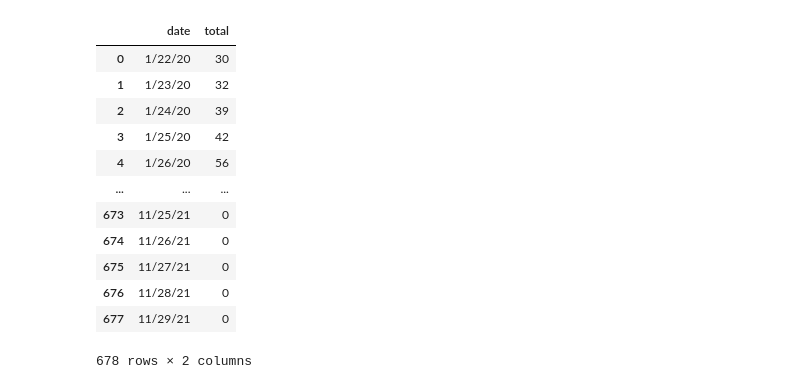
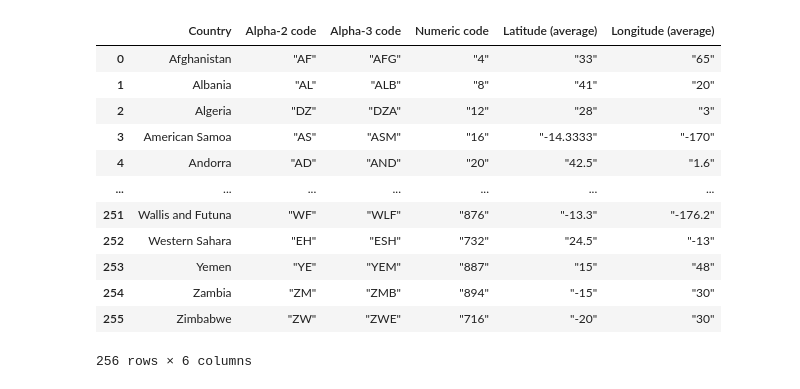
Before and after one commit to YumYumYumi/corona-dashboard, a Jupyter notebook: Learning Pandas.ipynb, the cells around one changed output. Saved outputs shown, nothing was run; the diff lists cells and outputs as text; code cells hidden in the pictures.

```diff
--- a/Learning Pandas.ipynb
+++ b/Learning Pandas.ipynb
@@ -41,0 +16,26 @@ daily_df
+# %%
+#For the bubble map
+from datetime import date
+from datetime import timedelta
+from datetime import datetime,timezone
+#today = datetime.today().strftime('%d-%m-%Y')
+today = date.today()
+yesterday = today - timedelta(days = 1)
+yesterday = yesterday.strftime('%m-%d-%Y')
+two_days_ago = today - timedelta(days=2)
+two_days_ago = two_days_ago.strftime('%Y-%m-%d')
+two_days_ago_url = today - timedelta(days=2)
+two_days_ago_url = two_days_ago_url.strftime('%m-%d-%Y')
+now_utc = datetime.now(timezone.utc).strftime('%H')
+now_here = datetime.now().strftime('%H')
+
+if now_utc > '06' :
+    daily_url = f'https://github.com/CSSEGISandData/COVID-19/blob/master/csse_covid_19_data/csse_covid_19_daily_reports/{yesterday}.csv?raw=true'
+else:
+    daily_url = f'https://github.com/CSSEGISandData/COVID-19/blob/master/csse_covid_19_data/csse_covid_19_daily_reports/{two_days_ago_url}.csv?raw=true'
+
+
+
+daily_df = pd.read_csv(url)
+daily_df.loc[daily_df["Country_Region"] == "Germany"]
+now_utc > '00'
@@ -61,21 +437,28 @@ df
-# %%
-daily_df = pd.read_csv("data/time_recovered.csv")
-df = daily_df.drop(["Province/State","Country/Region","Lat","Long"], axis =1).sum().reset_index(name="total")
-df = df.rename(columns={'index':'date'})
-df
-# %% [output]
-|  | date | total |
-| 0 | 1/22/20 | 30 |
-| 1 | 1/23/20 | 32 |
-| 2 | 1/24/20 | 39 |
-| 3 | 1/25/20 | 42 |
-| 4 | 1/26/20 | 56 |
-| ... | ... | ... |
-| 673 | 11/25/21 | 0 |
-| 674 | 11/26/21 | 0 |
-| 675 | 11/27/21 | 0 |
-| 676 | 11/28/21 | 0 |
-| 677 | 11/29/21 | 0 |
-678 rows × 2 columns
+# %%
+iso_url='https://gist.githubusercontent.com/tadast/8827699/raw/f5cac3d42d16b78348610fc4ec301e9234f82821/countries_codes_and_coordinates.csv?raw=true'
+df_iso_url = pd.read_csv(iso_url)
+df_iso_url =df_iso_url[["Country","Alpha-3 code"]]
+df_iso_url["Alpha-3 code"] = df_iso_url["Alpha-3 code"].str.replace('"', '')
+
+df_iso_url = df_iso_url.rename(columns={'Country': 'Country_Region'})
+df_iso_url = df_iso_url.rename(columns={'Alpha-3 code': 'code'})
+countries_df_merged = pd.merge(countries_df, df_iso_url, on="Country_Region")
+countries_df_merged
+df_iso_url = pd.read_csv(iso_url)
+df_iso_url
+# %% [output]
+|  | Country | Alpha-2 code | Alpha-3 code | Numeric code | Latitude (average) | Longitude (average) |
+| 0 | Afghanistan | "AF" | "AFG" | "4" | "33" | "65" |
+| 1 | Albania | "AL" | "ALB" | "8" | "41" | "20" |
+| 2 | Algeria | "DZ" | "DZA" | "12" | "28" | "3" |
+| 3 | American Samoa | "AS" | "ASM" | "16" | "-14.3333" | "-170" |
+| 4 | Andorra | "AD" | "AND" | "20" | "42.5" | "1.6" |
+| ... | ... | ... | ... | ... | ... | ... |
+| 251 | Wallis and Futuna | "WF" | "WLF" | "876" | "-13.3" | "-176.2" |
+| 252 | Western Sahara | "EH" | "ESH" | "732" | "24.5" | "-13" |
+| 253 | Yemen | "YE" | "YEM" | "887" | "15" | "48" |
+| 254 | Zambia | "ZM" | "ZMB" | "894" | "-15" | "30" |
+| 255 | Zimbabwe | "ZW" | "ZWE" | "716" | "-20" | "30" |
+256 rows × 6 columns
 # %%
 conditions = ["confirmed", "deaths", "recovered"]
```
Also changed, not shown: parts of 25 cells of this notebook, 7 other files.
